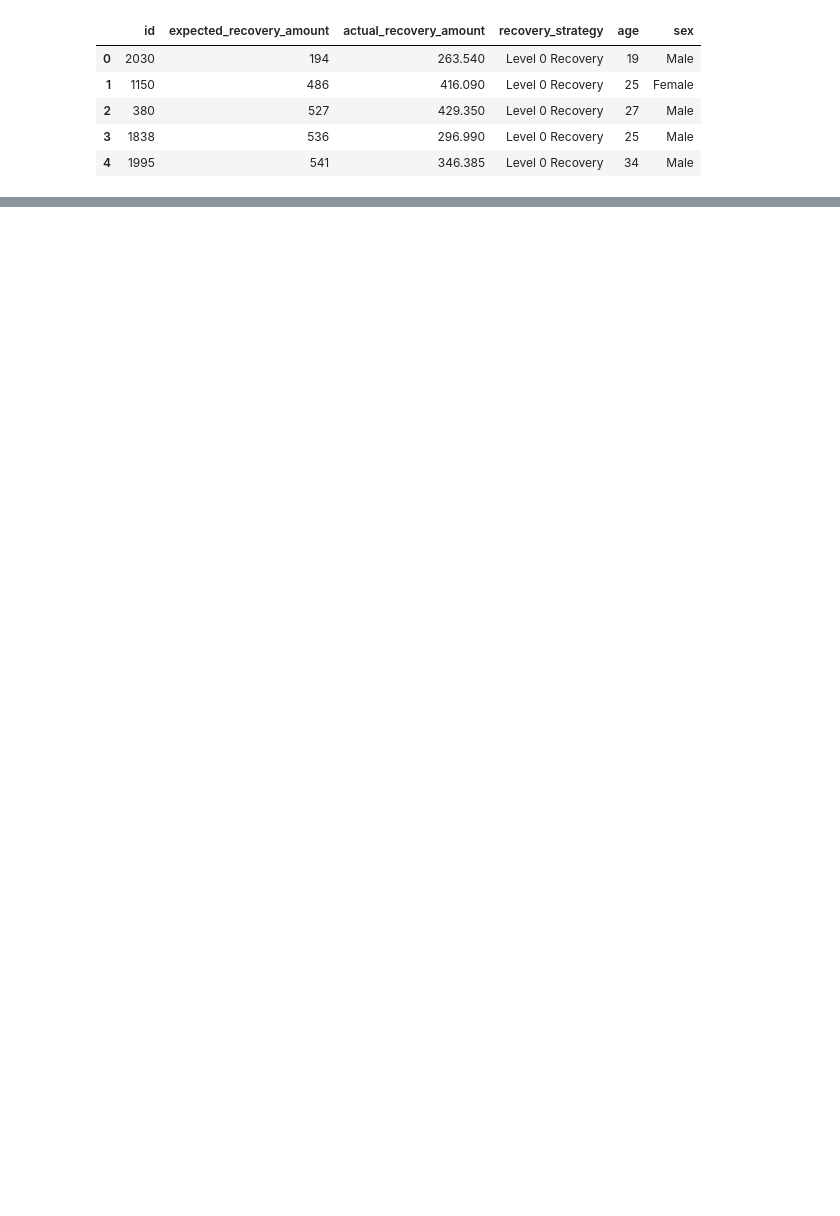
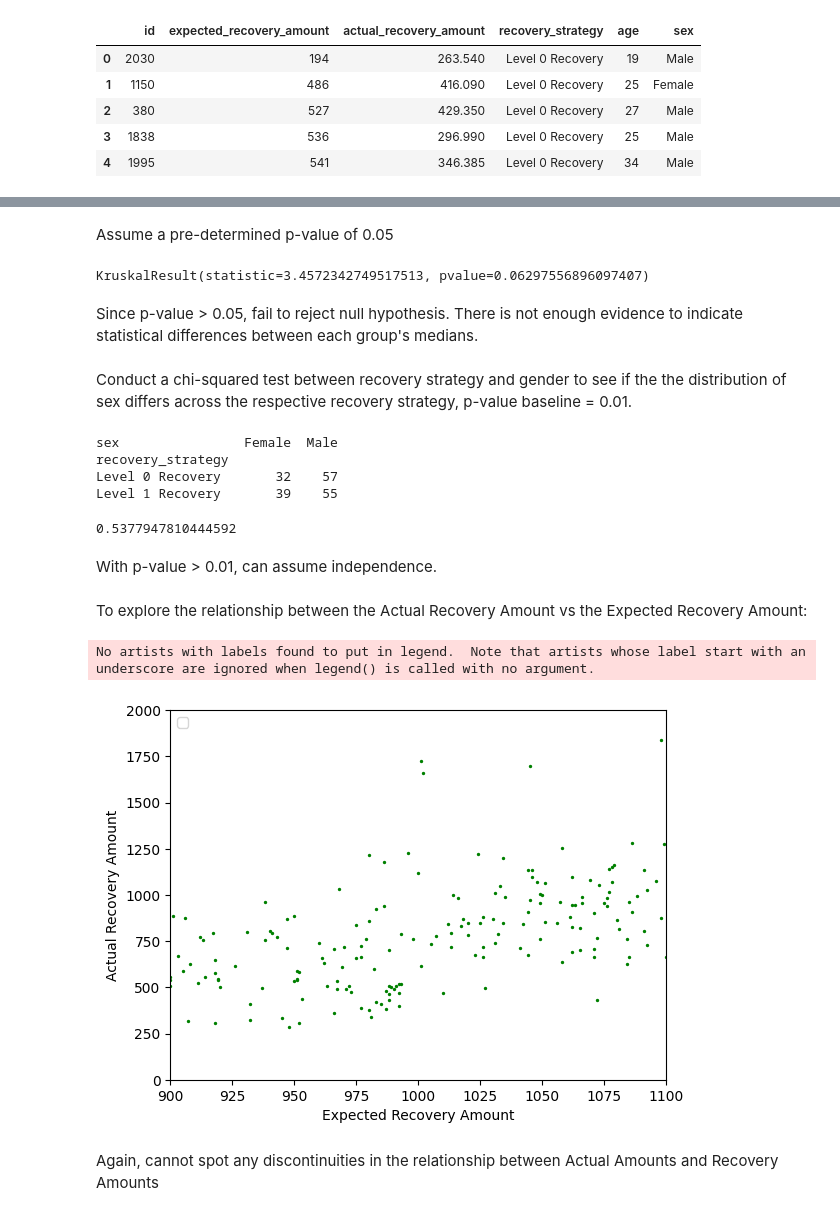
Before and after one commit to msmhatre18/debt-collection, a Jupyter notebook: notebooks/analysis.ipynb, the cells around one changed output, grey strips where cells are left out. Drawn from its saved outputs; the diff is of its cells as text; code cells hidden in the pictures; blank space fills up the shorter version.

```diff
--- a/notebooks/analysis.ipynb
+++ b/notebooks/analysis.ipynb
@@ -13,0 +69,47 @@ df.head()
+# %% [markdown]
+Assume a pre-determined p-value of 0.05
+# %%
+# Perform Kruskal-Wallis test
+Level_0_age = era_900_1100.loc[df['recovery_strategy']=="Level 0 Recovery"]['age']
+Level_1_age = era_900_1100.loc[df['recovery_strategy']=="Level 1 Recovery"]['age']
+stats.kruskal(Level_0_age,Level_1_age)
+# %% [output]
+KruskalResult(statistic=3.4572342749517513, pvalue=0.06297556896097407)
+# %% [markdown]
+Since p-value > 0.05, fail to reject null hypothesis. There is not enough evidence to indicate statistical differences between each group's medians.
+# %% [markdown]
+Conduct a chi-squared test between recovery strategy and gender to see if the the distribution of sex differs across the respective recovery strategy, p-value baseline = 0.01.
+# %%
+# Number of customers in each category
+crosstab = pandas.crosstab(df.loc[(df['expected_recovery_amount']<1100) &
+                              (df['expected_recovery_amount']>=900)]['recovery_strategy'],
+                       df['sex'])
+print(crosstab)
+
+# Chi-square test
+chi2_stat, p_val, dof, ex = stats.chi2_contingency(crosstab)
+p_val
+# %% [output]
+sex                Female  Male
+recovery_strategy
+Level 0 Recovery       32    57
+Level 1 Recovery       39    55
+0.5377947810444592
+# %% [markdown]
+With p-value > 0.01, can assume independence.
+# %% [markdown]
+To explore the relationship between the Actual Recovery Amount vs the Expected Recovery Amount:
+# %%
+# Scatter plot of Actual Recovery Amount vs. Expected Recovery Amount
+plt.scatter(x=df['expected_recovery_amount'], y=df['actual_recovery_amount'], c="g", s=2)
+plt.xlim(900, 1100)
+plt.ylim(0, 2000)
+plt.xlabel("Expected Recovery Amount")
+plt.ylabel("Actual Recovery Amount")
+plt.legend(loc=2)
+plt.show()
+# %% [output]
+No artists with labels found to put in legend.  Note that artists whose label start with an underscore are ignored when legend() is called with no argument.
+[figure, added]
+# %% [markdown]
+Again, cannot spot any discontinuities in the relationship between Actual Amounts and Recovery Amounts
```
Also changed, not shown: parts of 12 cells of this notebook.
